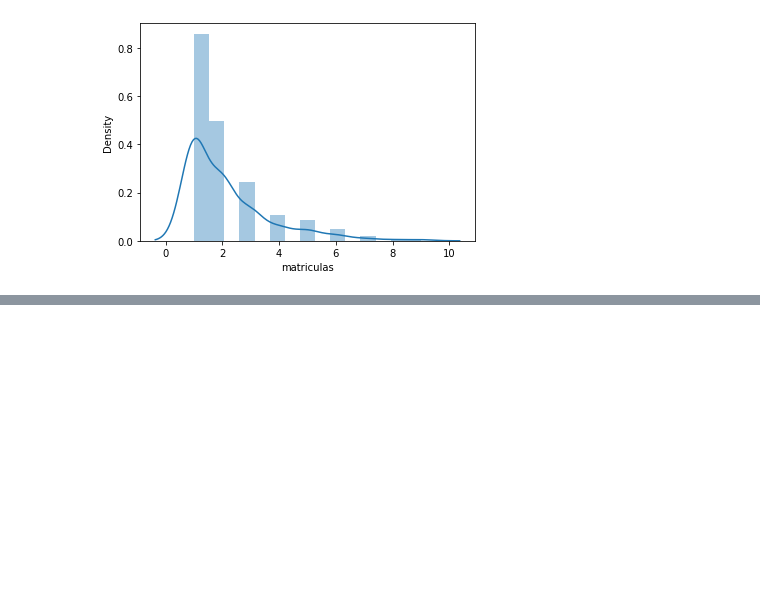
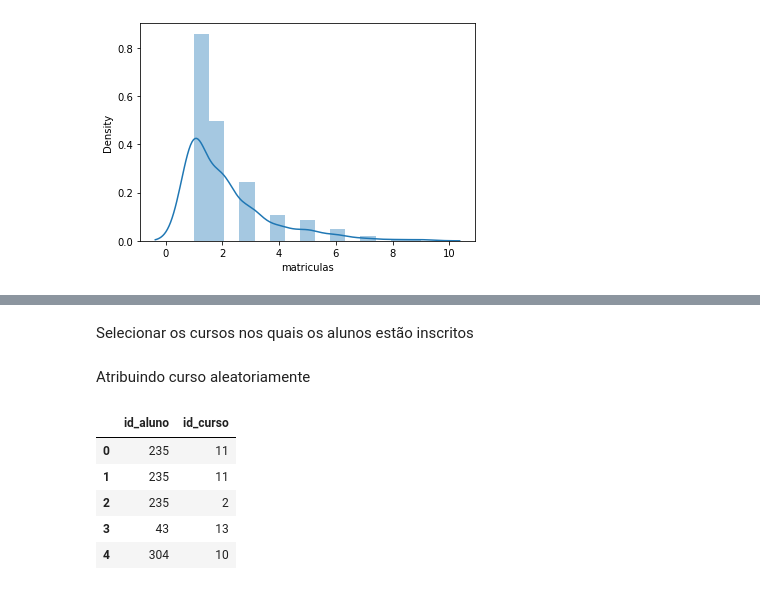
Before and after one commit to 6abi/data-analysis-school, a Jupyter notebook: school-ranking.ipynb, the cells around one changed output, grey strips where cells are left out. Drawn from its saved outputs; the diff is of its cells as text; code cells hidden in the pictures; blank space fills up the shorter version.

```diff
--- a/school-ranking.ipynb
+++ b/school-ranking.ipynb
@@ -226,0 +239,2 @@ sns.distplt
+# %% [markdown]
+Selecionar os cursos nos quais os alunos estão inscritos
@@ -226,0 +245,18 @@ sns.distplt
+# %% [markdown]
+Atribuindo curso aleatoriamente
+# %%
+for index, row in nomes.iterrows():
+    id = row.id_aluno
+    matriculas = row.matriculas
+    for i in range(matriculas):
+        mat = [id, np.random.choice(cursos.index, p = prob)]
+        qtd_matriculas.append(mat)
+matriculas = pd.DataFrame(qtd_matriculas, columns=['id_aluno', 'id_curso'])
+matriculas.head()
+# %% [output]
+|  | id_aluno | id_curso |
+| 0 | 235 | 11 |
+| 1 | 235 | 11 |
+| 2 | 235 | 2 |
+| 3 | 43 | 13 |
+| 4 | 304 | 10 |
```
Also changed, not shown: parts of 5 cells of this notebook.
